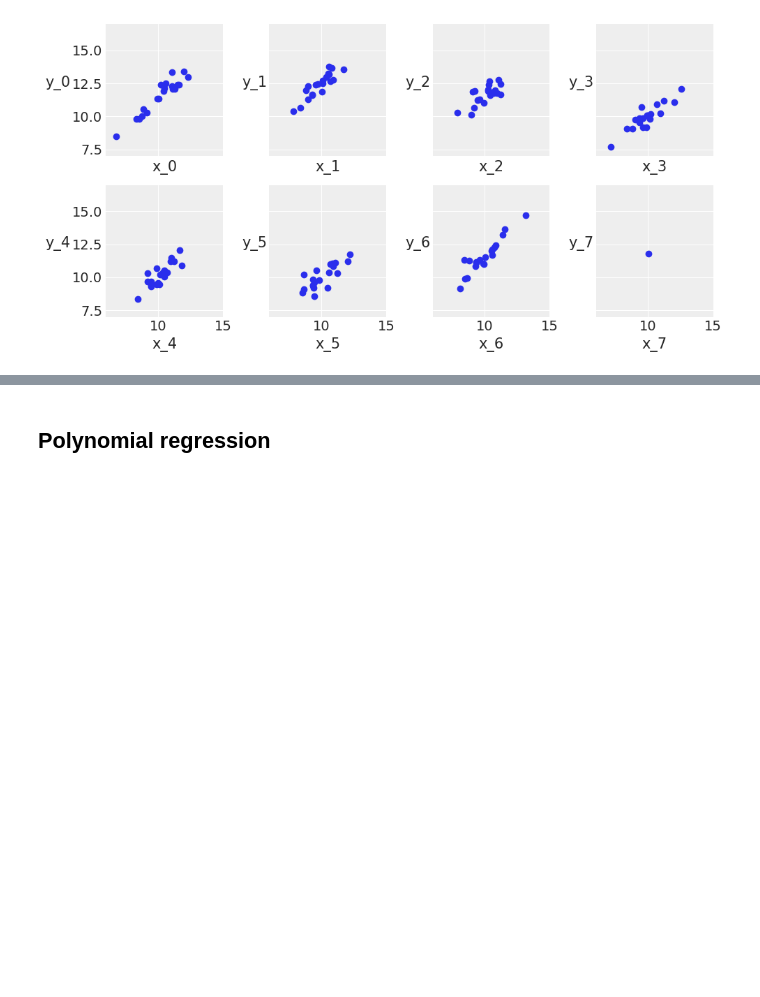
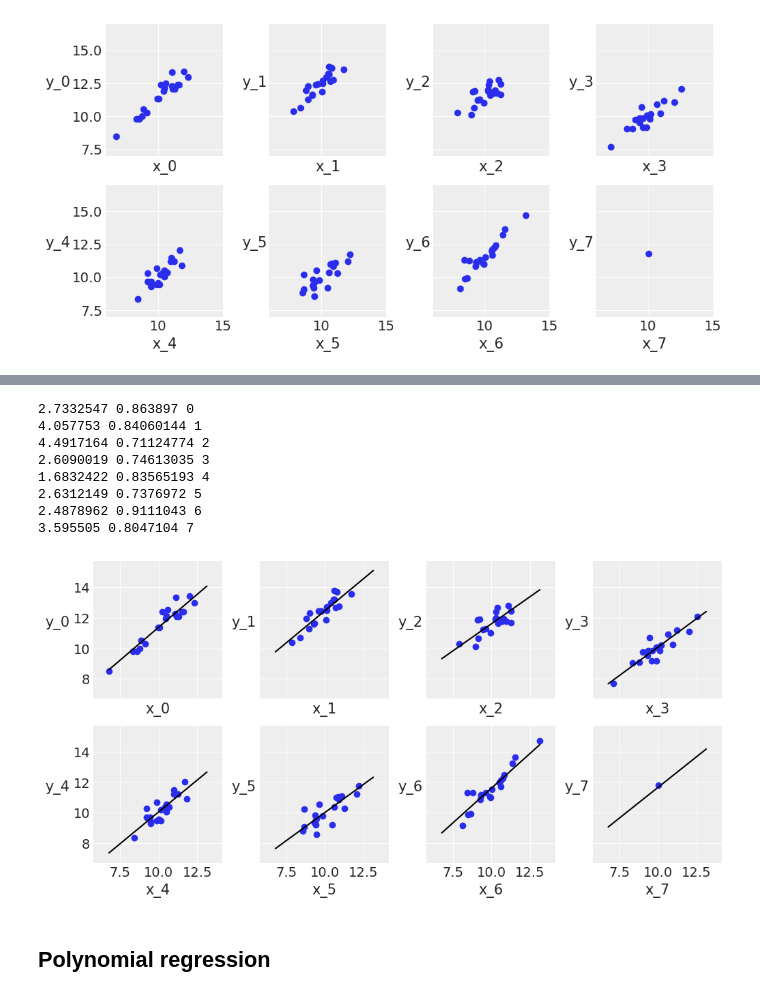
Before and after one commit to Taichi83/BAP, a Jupyter notebook: code/Chp3/03_Modeling with Linear Regressions_numpyro.ipynb, the cells around one changed output, grey strips where cells are left out. Cells and saved outputs as stored; diff of their text form; code cells hidden in the pictures; blank space fills up the shorter version.

```diff
--- a/code/Chp3/03_Modeling with Linear Regressions_numpyro.ipynb
+++ b/code/Chp3/03_Modeling with Linear Regressions_numpyro.ipynb
@@ -689,22 +859,0 @@ plt.savefig('B11197_03_14.png', dpi=300)
-# %%
-with pm.Model() as hierarchical_model:
-    # hyper-priors
-    alpha_mu_tmp = pm.Normal('alpha_mu_tmp', mu=0, sd=10)
-    alpha_σ_tmp = pm.HalfNormal('alpha_σ_tmp', 10)
-    beta_mu = pm.Normal('beta_mu', mu=0, sd=10)
-    beta_σ = pm.HalfNormal('beta_σ', sd=10)
-
-    # priors
-    alpha_tmp = pm.Normal('alpha_tmp', mu=alpha_mu_tmp, sd=alpha_σ_tmp, shape=M)
-    beta = pm.Normal('beta', mu=beta_mu, sd=beta_σ, shape=M)
-    eps = pm.HalfCauchy('eps', 5)
-    ν = pm.Exponential('ν', 1/30)
-
-    obs = pm.StudentT('obs', mu=alpha_tmp[idx] + beta[idx] * x_centered,
-                         sd=eps, nu=ν, observed=y_m)
-
-    alpha = pm.Deterministic('alpha', alpha_tmp - beta * x_m.mean())
-    alpha_mu = pm.Deterministic('alpha_mu', alpha_mu_tmp - beta_mu * x_m.mean())
-    alpha_σ = pm.Deterministic('alpha_sd', alpha_σ_tmp - beta_mu * x_m.mean())
-
-    trace_hm = pm.sample(1000)
@@ -713,0 +950,4 @@ plt.savefig('B11197_03_16.png', dpi=300)
+# %%
+predictive = Predictive(model_hierarchical, posterior_samples)
+posterior_predictive = predictive(random.PRNGKey(1), idx, x)
+posterior_predictive
@@ -714,22 +1072,34 @@ plt.savefig('B11197_03_16.png', dpi=300)
 # %%
 _, ax = plt.subplots(2, 4, figsize=(10, 5), sharex=True, sharey=True,
                      constrained_layout=True)
 ax = np.ravel(ax)
 j, k = 0, N
 x_range = np.linspace(x_m.min(), x_m.max(), 10)
 for i in range(M):
     ax[i].scatter(x_m[j:k], y_m[j:k])
     ax[i].set_xlabel(f'x_{i}')
     ax[i].set_ylabel(f'y_{i}', labelpad=17, rotation=0)
-    alpha_m = trace_hm['alpha'][:, i].mean()
-    beta_m = trace_hm['beta'][:, i].mean()
+    #
+    alpha_m = posterior_predictive['alpha'][:, idx==i].mean()
+    beta_m = posterior_samples['beta'][:, i].mean()
+
     ax[i].plot(x_range, alpha_m + beta_m * x_range, c='k',
                label=f'y = {alpha_m:.2f} + {beta_m:.2f} * x')
     plt.xlim(x_m.min()-1, x_m.max()+1)
     plt.ylim(y_m.min()-1, y_m.max()+1)
     j += N
     k += N
-plt.savefig('B11197_03_17.png', dpi=300)
+# plt.savefig('B11197_03_17.png', dpi=300)
+# %% [output]
+2.7332547 0.863897 0
+4.057753 0.84060144 1
+4.4917164 0.71124774 2
+2.6090019 0.74613035 3
+1.6832422 0.83565193 4
+2.6312149 0.7376972 5
+2.4878962 0.9111043 6
+3.595505 0.8047104 7
+[figure, added]
 # %% [markdown]
 ## Polynomial regression
 # %%
```
Also changed, not shown: parts of 48 cells of this notebook, 2 other files.
